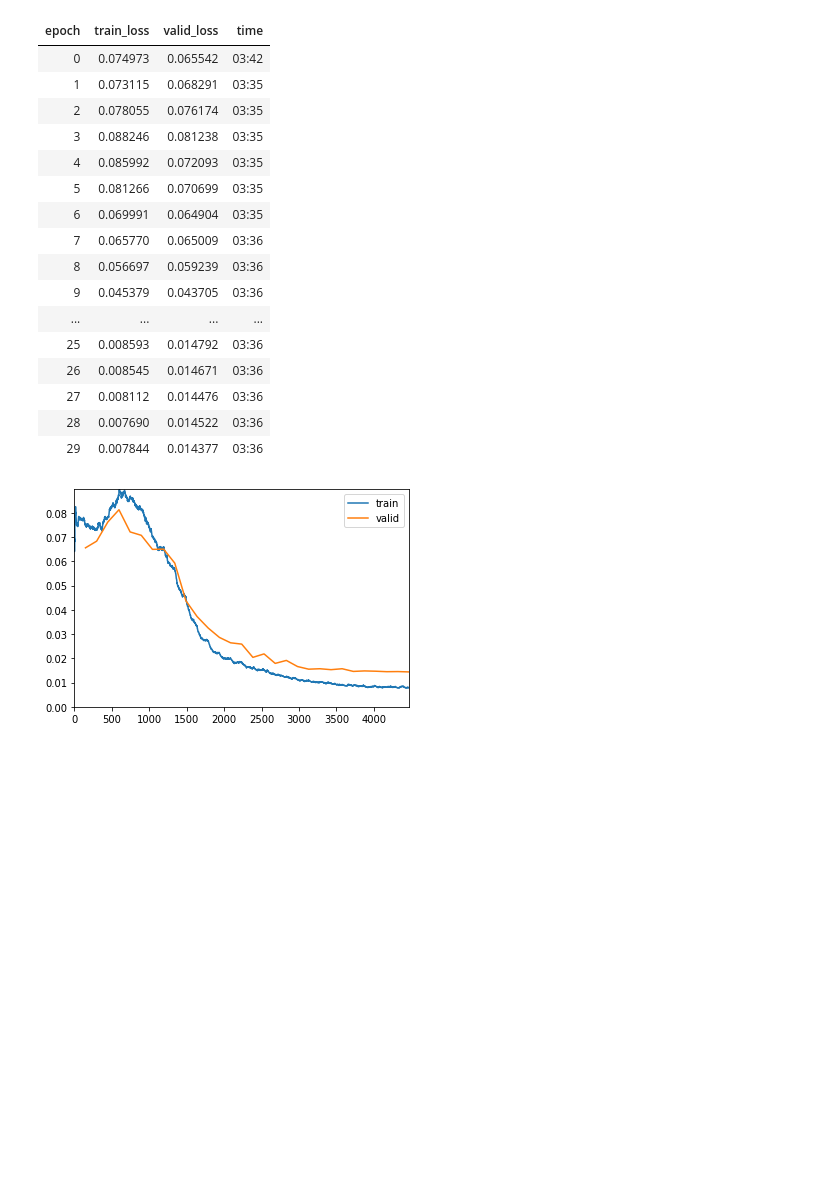
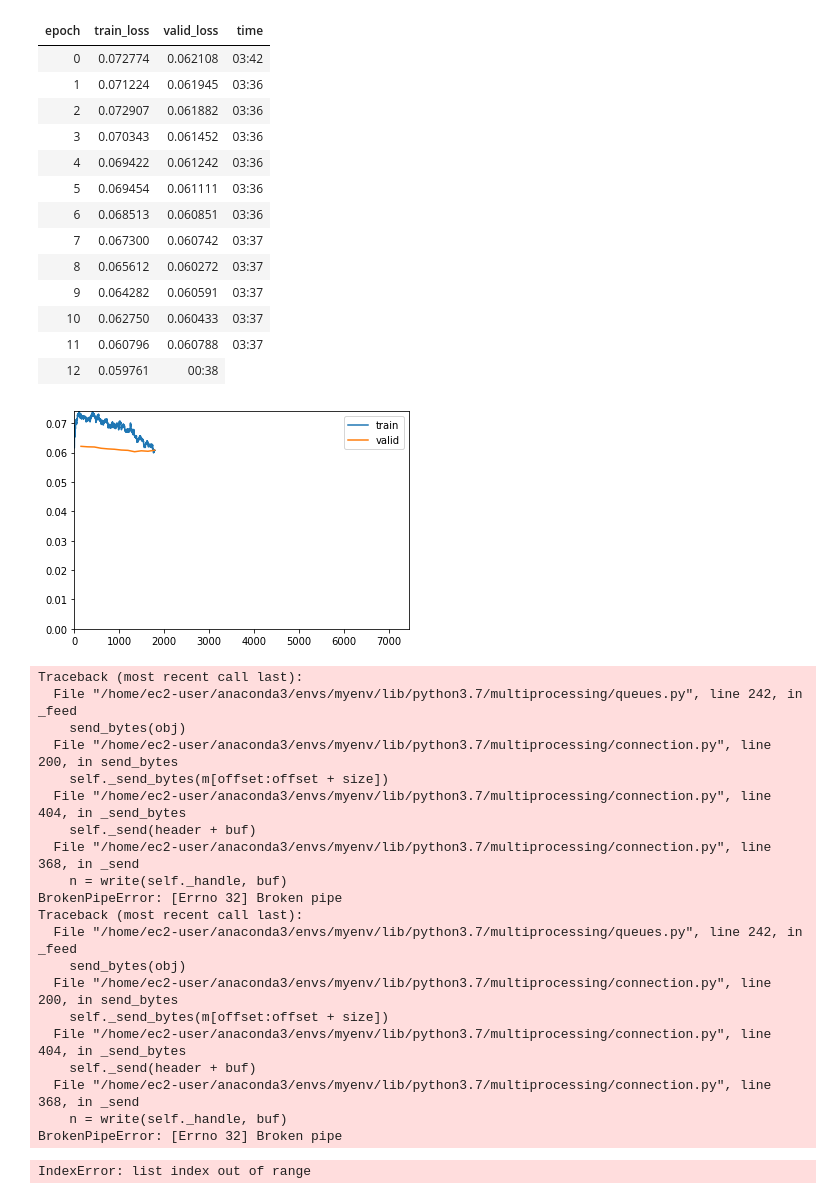
Before and after one commit to HenryDashwood/facial-features-detector, a Jupyter notebook: code/xresnet.ipynb, the cells around one changed output. Saved outputs shown, nothing was run; the diff lists cells and outputs as text; code cells hidden in the pictures; blank space fills up the shorter version.

```diff
--- a/code/xresnet.ipynb
+++ b/code/xresnet.ipynb
@@ -57,0 +50,7 @@ Downloading: "https://s3.amazonaws.com/fast-ai-modelzoo/xrn50_940.pth" to /home/
+# %%
+body = create_body(xresnet50, pretrained=True)
+head = create_head(nf=4096, n_out=22)
+arch = nn.Sequential(body, head)
+# %%
+def _xresnet_split(m):
+    return L(m[0][:6], m[0][6:], m[1:]).map(params)
@@ -57,0 +59,9 @@ Downloading: "https://s3.amazonaws.com/fast-ai-modelzoo/xrn50_940.pth" to /home/
+# %%
+learn = Learner(
+    pet_dataloaders,
+    arch,
+    loss_func=MSELossFlat(),
+    splitter=_xresnet_split,
+    opt_func=ranger
+)
+learn.path = Path('..')
@@ -58,4 +70,4 @@ Downloading: "https://s3.amazonaws.com/fast-ai-modelzoo/xrn50_940.pth" to /home/
 # %%
-learn.fit_one_cycle(3, slice(1e-2))
+learn.fit_one_cycle(5, 1e-2, cbs=[ShowGraphCallback()])
 # %% [output]
 | epoch | train_loss | valid_loss | time |
@@ -65,23 +80,41 @@ learn.fit_one_cycle(3, slice(1e-2))
 # %%
 learn.unfreeze()
 # %%
-learn.fit_one_cycle(30, slice(5e-5, 5e-3), cbs=[SaveModelCallback(), ShowGraphCallback()])
+learn.fit_one_cycle(50, 1e-4, cbs=[SaveModelCallback(), ShowGraphCallback()])
 # %% [output]
 | epoch | train_loss | valid_loss | time |
-| 0 | 0.074973 | 0.065542 | 03:42 |
-| 1 | 0.073115 | 0.068291 | 03:35 |
-| 2 | 0.078055 | 0.076174 | 03:35 |
-| 3 | 0.088246 | 0.081238 | 03:35 |
-| 4 | 0.085992 | 0.072093 | 03:35 |
-| 5 | 0.081266 | 0.070699 | 03:35 |
-| 6 | 0.069991 | 0.064904 | 03:35 |
-| 7 | 0.065770 | 0.065009 | 03:36 |
-| 8 | 0.056697 | 0.059239 | 03:36 |
-| 9 | 0.045379 | 0.043705 | 03:36 |
-| ... | ... | ... | ... |
-| 25 | 0.008593 | 0.014792 | 03:36 |
-| 26 | 0.008545 | 0.014671 | 03:36 |
-| 27 | 0.008112 | 0.014476 | 03:36 |
-| 28 | 0.007690 | 0.014522 | 03:36 |
-| 29 | 0.007844 | 0.014377 | 03:36 |
+| 0 | 0.072774 | 0.062108 | 03:42 |
+| 1 | 0.071224 | 0.061945 | 03:36 |
+| 2 | 0.072907 | 0.061882 | 03:36 |
+| 3 | 0.070343 | 0.061452 | 03:36 |
+| 4 | 0.069422 | 0.061242 | 03:36 |
+| 5 | 0.069454 | 0.061111 | 03:36 |
+| 6 | 0.068513 | 0.060851 | 03:36 |
+| 7 | 0.067300 | 0.060742 | 03:37 |
+| 8 | 0.065612 | 0.060272 | 03:37 |
+| 9 | 0.064282 | 0.060591 | 03:37 |
+| 10 | 0.062750 | 0.060433 | 03:37 |
+| 11 | 0.060796 | 0.060788 | 03:37 |
+| 12 | 0.059761 | 00:38 |
-[figure, old version]
+[figure, new version]
+Traceback (most recent call last):
+  File "/home/ec2-user/anaconda3/envs/myenv/lib/python3.7/multiprocessing/queues.py", line 242, in _feed
+    send_bytes(obj)
+  File "/home/ec2-user/anaconda3/envs/myenv/lib/python3.7/multiprocessing/connection.py", line 200, in send_bytes
+    self._send_bytes(m[offset:offset + size])
+  File "/home/ec2-user/anaconda3/envs/myenv/lib/python3.7/multiprocessing/connection.py", line 404, in _send_bytes
+    self._send(header + buf)
+  File "/home/ec2-user/anaconda3/envs/myenv/lib/python3.7/multiprocessing/connection.py", line 368, in _send
+    n = write(self._handle, buf)
+BrokenPipeError: [Errno 32] Broken pipe
+Traceback (most recent call last):
+  File "/home/ec2-user/anaconda3/envs/myenv/lib/python3.7/multiprocessing/queues.py", line 242, in _feed
+    send_bytes(obj)
+  File "/home/ec2-user/anaconda3/envs/myenv/lib/python3.7/multiprocessing/connection.py", line 200, in send_bytes
+    self._send_bytes(m[offset:offset + size])
+  File "/home/ec2-user/anaconda3/envs/myenv/lib/python3.7/multiprocessing/connection.py", line 404, in _send_bytes
+    self._send(header + buf)
+  File "/home/ec2-user/anaconda3/envs/myenv/lib/python3.7/multiprocessing/connection.py", line 368, in _send
+    n = write(self._handle, buf)
+BrokenPipeError: [Errno 32] Broken pipe
+IndexError: list index out of range
```
Also changed, not shown: parts of 12 cells of this notebook.
